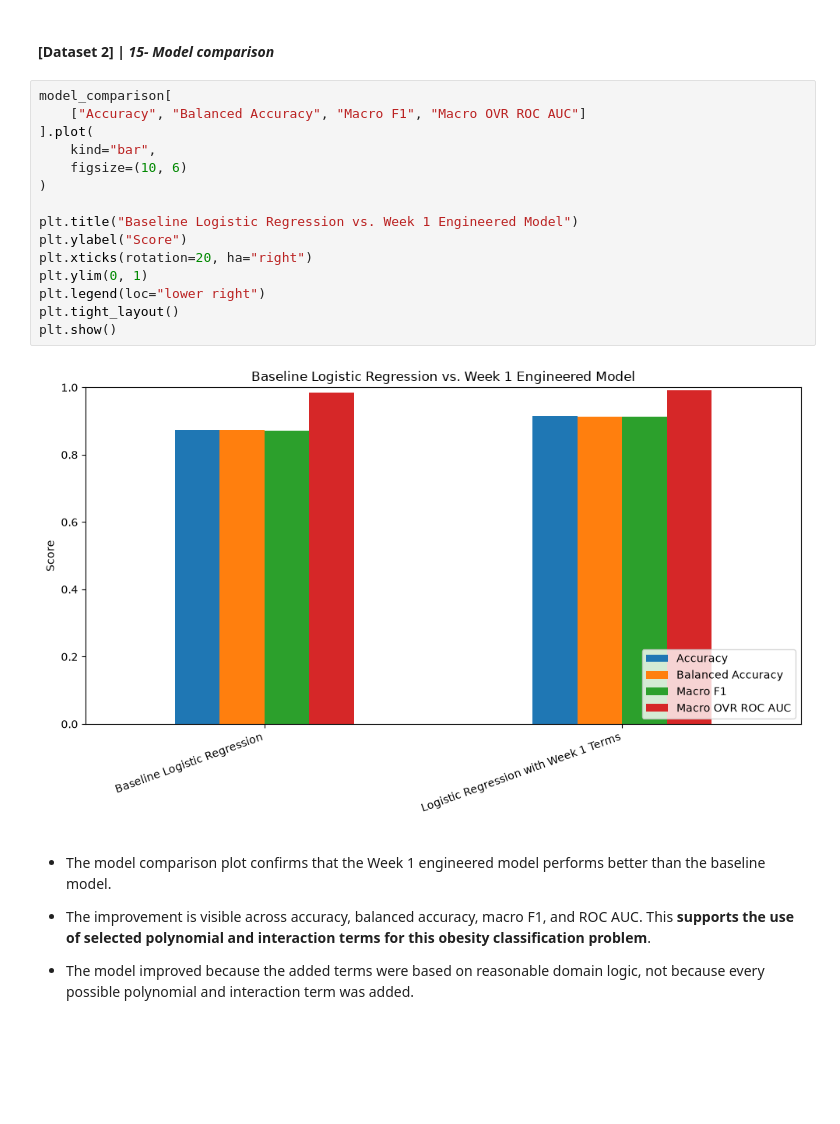
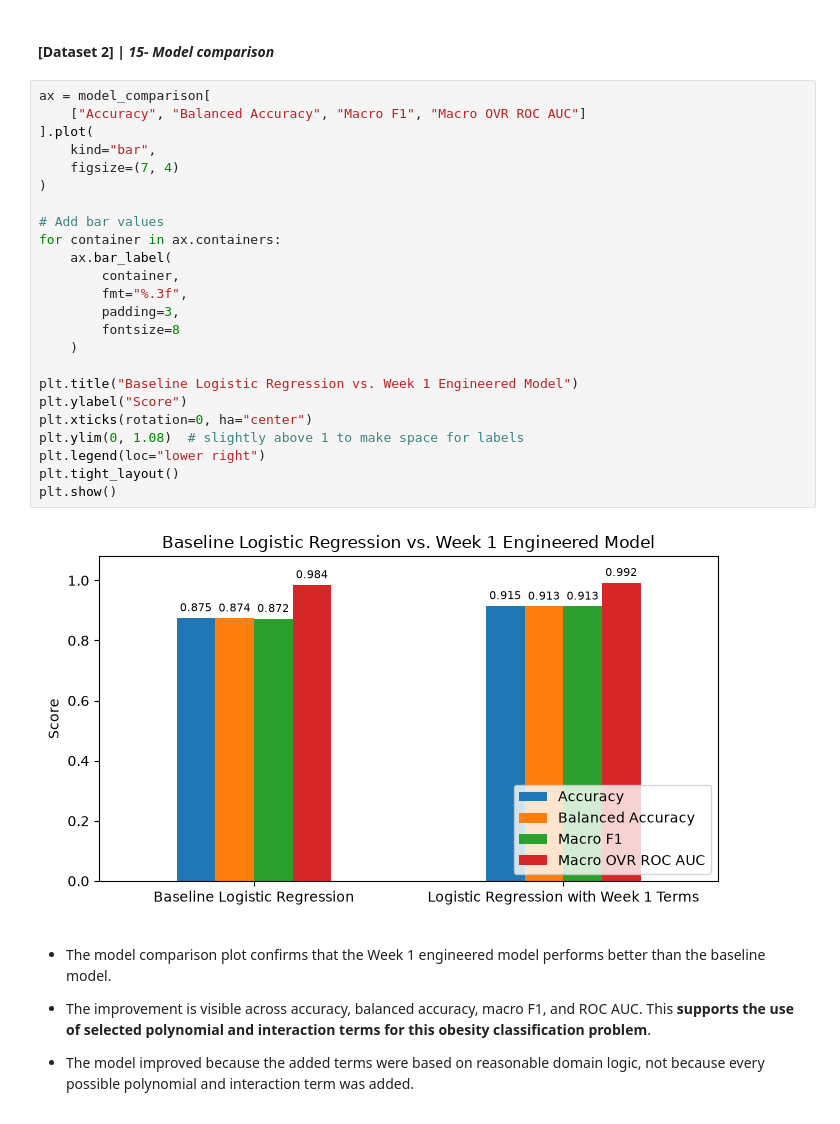
Before and after one commit to jasser-dh/MOD-C-1, a Jupyter notebook: OMDS-ModC1-Week1-Dhaouadi-Jasser.ipynb, the cells around one changed output. Cells and saved outputs as stored; diff of their text form; blank space fills up the shorter version.

Commit message:
tweak obesity model plot

```diff
--- a/OMDS-ModC1-Week1-Dhaouadi-Jasser.ipynb
+++ b/OMDS-ModC1-Week1-Dhaouadi-Jasser.ipynb
@@ -1523,23 +1523,32 @@ Overweight_Level_II      0.907     0.845     0.875        58
 - These are naturally harder to separate because adjacent categories are closer to each other.
 # %% [markdown]
 #### [Dataset 2] | *15- Model comparison*
-# %%
-model_comparison[
-    ["Accuracy", "Balanced Accuracy", "Macro F1", "Macro OVR ROC AUC"]
-].plot(
-    kind="bar",
-    figsize=(10, 6)
-)
-
-plt.title("Baseline Logistic Regression vs. Week 1 Engineered Model")
-plt.ylabel("Score")
-plt.xticks(rotation=20, ha="right")
-plt.ylim(0, 1)
-plt.legend(loc="lower right")
-plt.tight_layout()
-plt.show()
-# %% [output]
-[figure, removed]
+# %%
+ax = model_comparison[
+    ["Accuracy", "Balanced Accuracy", "Macro F1", "Macro OVR ROC AUC"]
+].plot(
+    kind="bar",
+    figsize=(7, 4)
+)
+
+# Add bar values
+for container in ax.containers:
+    ax.bar_label(
+        container,
+        fmt="%.3f",
+        padding=3,
+        fontsize=8
+    )
+
+plt.title("Baseline Logistic Regression vs. Week 1 Engineered Model")
+plt.ylabel("Score")
+plt.xticks(rotation=0, ha="center")
+plt.ylim(0, 1.08)  # slightly above 1 to make space for labels
+plt.legend(loc="lower right")
+plt.tight_layout()
+plt.show()
+# %% [output]
+[figure, added]
 # %% [markdown]
 - The model comparison plot confirms that the Week 1 engineered model performs better than the baseline model.
 
```
